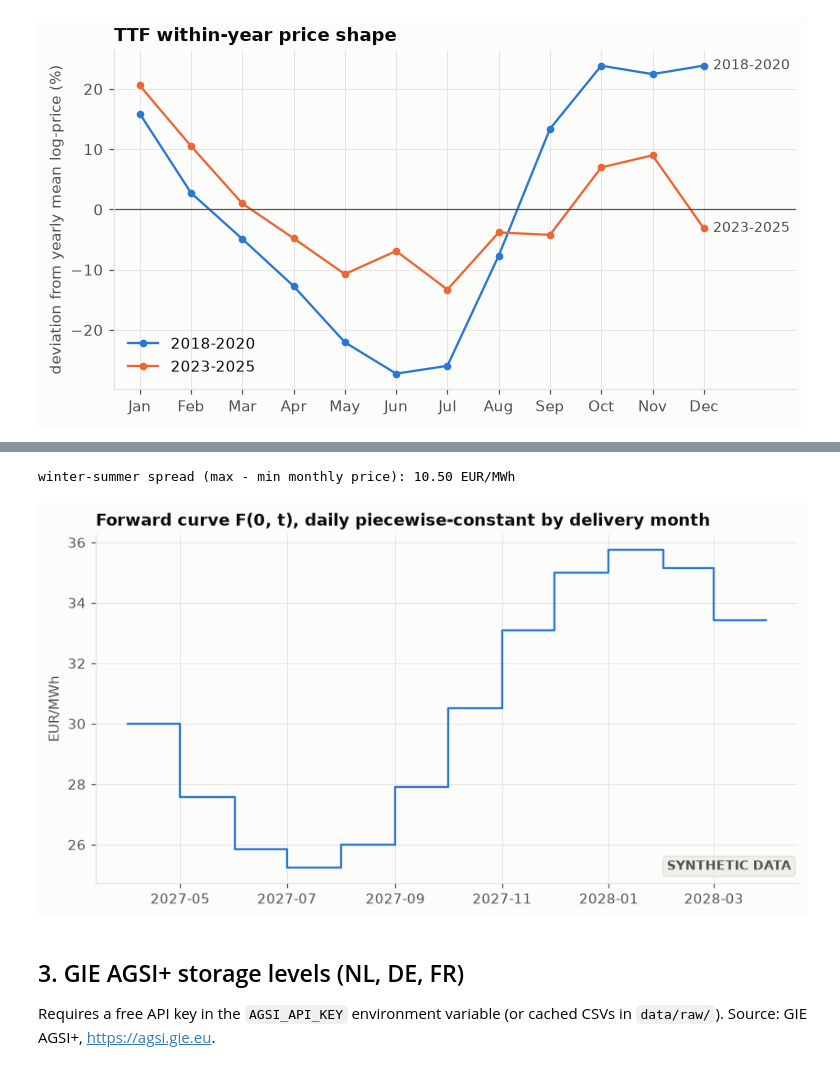
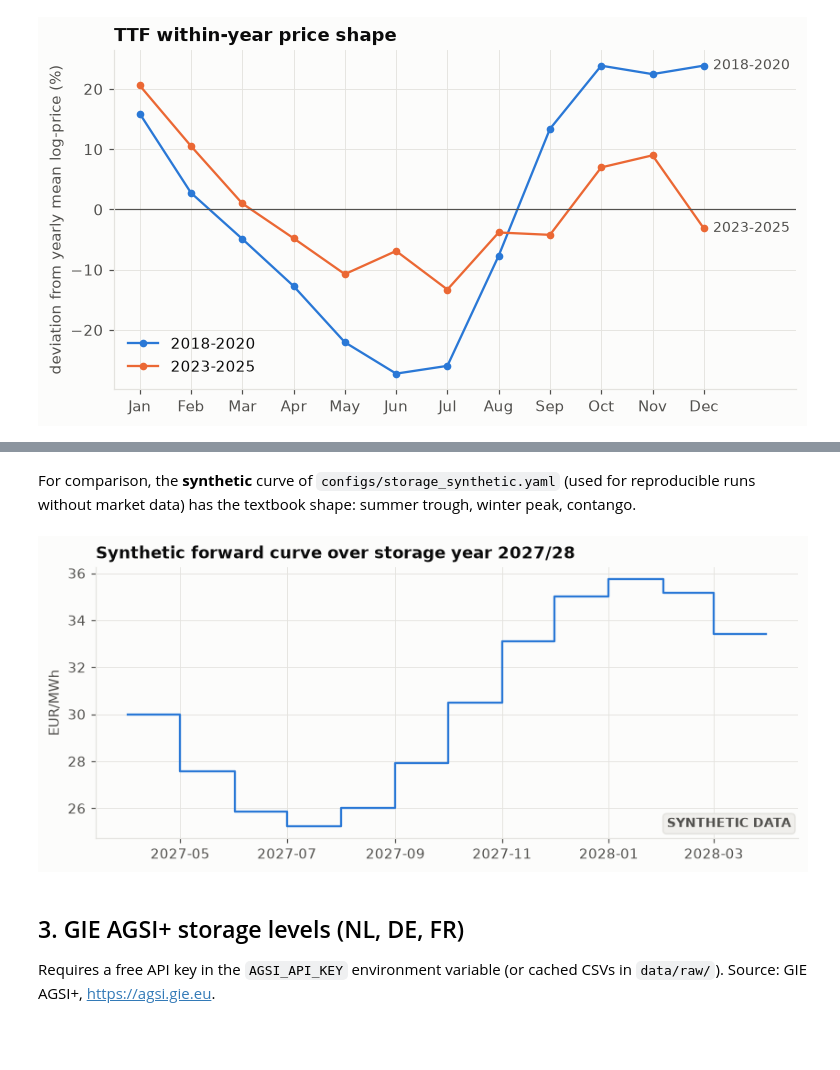
Before and after one commit to Baptiste251001/ttf-gas-storage-valuation, a Jupyter notebook: notebooks/01_data_exploration.ipynb, the cells around one changed output, grey strips where cells are left out. Drawn from its saved outputs; the diff is of its cells as text; code cells hidden in the pictures; blank space fills up the shorter version.

```diff
--- a/notebooks/01_data_exploration.ipynb
+++ b/notebooks/01_data_exploration.ipynb
@@ -179,18 +227,18 @@ SYNTHETIC (L=30.0, A=5.0, c=1.0)
+# %% [markdown]
+For comparison, the **synthetic** curve of `configs/storage_synthetic.yaml` (used for reproducible runs
+without market data) has the textbook shape: summer trough, winter peak, contango.
 # %%
-days = pd.date_range(c.start_date, c.end_date, freq="D")
-fig, ax = plt.subplots()
-ax.step(days, curve.daily(days), where="post", color=plotting.SERIES[0])
+syn = ForwardCurve.synthetic(pd.Period(c.start_date, "M"), 12, cfg.market.forward_curve.synthetic)
+sy_days = pd.date_range(c.start_date, c.end_date, freq="D")
+fig, ax = plt.subplots(figsize=(9, 3.5))
+ax.step(sy_days, syn.daily(sy_days), where="post", color=plotting.SERIES[0])
 ax.set_ylabel("EUR/MWh")
-ax.set_title("Forward curve F(0, t), daily piecewise-constant by delivery month")
-if curve.is_synthetic:
-    plotting.mark_synthetic(ax, corner="lower right")
-spread = curve.prices.max() - curve.prices.min()
-print(f"winter-summer spread (max - min monthly price): {spread:.2f} EUR/MWh")
-plotting.save_figure(fig, "01_forward_curve")
+ax.set_title("Synthetic forward curve over storage year 2027/28")
+plotting.mark_synthetic(ax, corner="lower right")
+plotting.save_figure(fig, "01_forward_curve_synthetic")
 fig
 # %% [output]
-winter-summer spread (max - min monthly price): 10.50 EUR/MWh
-[figure, old version]
+[figure, new version]
 # %% [markdown]
 ## 3. GIE AGSI+ storage levels (NL, DE, FR)
 
```
Also changed, not shown: parts of 6 cells of this notebook, 7 other files.
